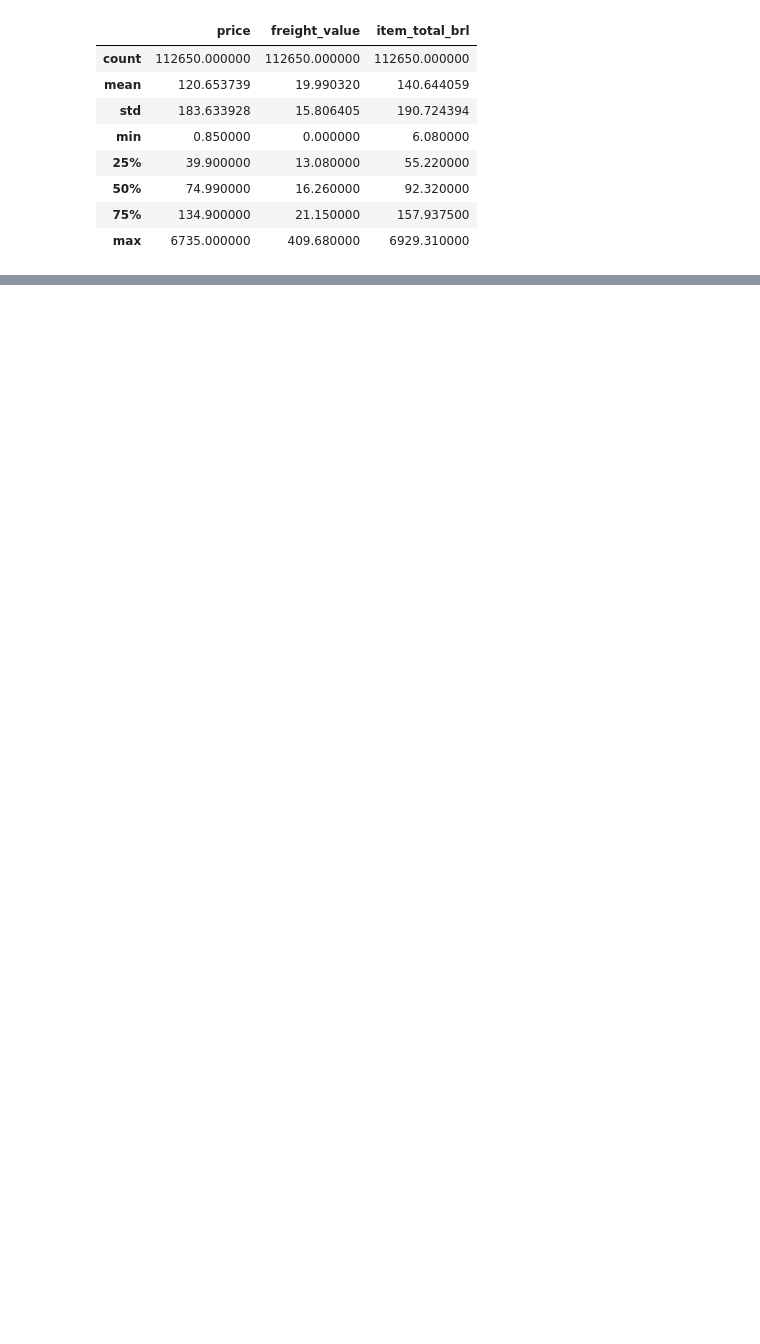
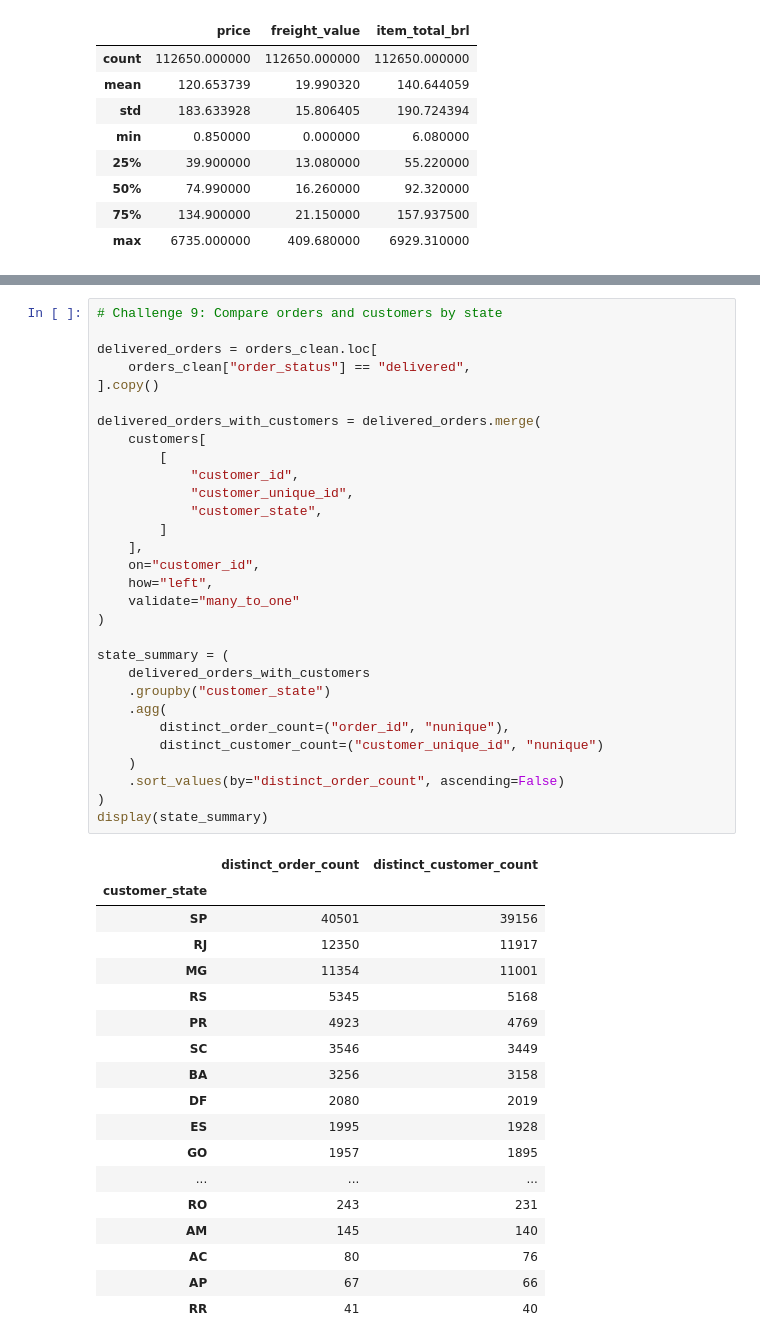
Before and after one commit to ttanvirr/pandas-ecommerce-sales-analysis, a Jupyter notebook: notebooks/01_data_exploration.ipynb, the cells around one changed output, grey strips where cells are left out. Saved outputs shown, nothing was run; the diff lists cells and outputs as text; blank space fills up the shorter version.

```diff
--- a/notebooks/01_data_exploration.ipynb
+++ b/notebooks/01_data_exploration.ipynb
@@ -330,0 +452,49 @@ Rows after merge:  99441
+# %%
+# Challenge 9: Compare orders and customers by state
+
+delivered_orders = orders_clean.loc[
+    orders_clean["order_status"] == "delivered",
+].copy()
+
+delivered_orders_with_customers = delivered_orders.merge(
+    customers[
+        [
+            "customer_id",
+            "customer_unique_id",
+            "customer_state",
+        ]
+    ],
+    on="customer_id",
+    how="left",
+    validate="many_to_one"
+)
+
+state_summary = (
+    delivered_orders_with_customers
+    .groupby("customer_state")
+    .agg(
+        distinct_order_count=("order_id", "nunique"),
+        distinct_customer_count=("customer_unique_id", "nunique")
+    )
+    .sort_values(by="distinct_order_count", ascending=False)
+)
+display(state_summary)
+# %% [output]
+|  | distinct_order_count | distinct_customer_count |
+| customer_state |  |  |
+| SP | 40501 | 39156 |
+| RJ | 12350 | 11917 |
+| MG | 11354 | 11001 |
+| RS | 5345 | 5168 |
+| PR | 4923 | 4769 |
+| SC | 3546 | 3449 |
+| BA | 3256 | 3158 |
+| DF | 2080 | 2019 |
+| ES | 1995 | 1928 |
+| GO | 1957 | 1895 |
+| ... | ... | ... |
+| RO | 243 | 231 |
+| AM | 145 | 140 |
+| AC | 80 | 76 |
+| AP | 67 | 66 |
+| RR | 41 | 40 |
```
Also changed, not shown: parts of 2 cells of this notebook, 1 other file.
